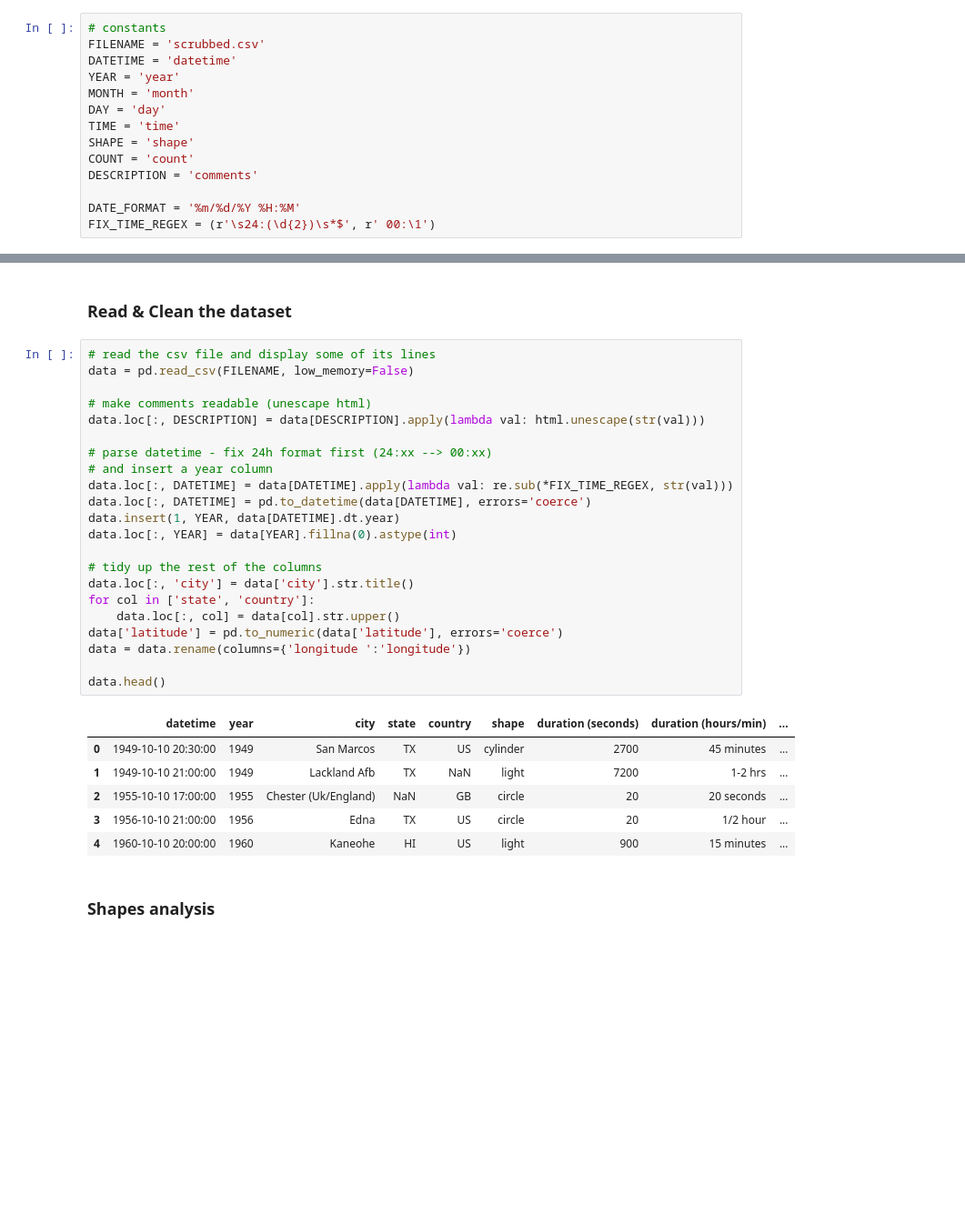
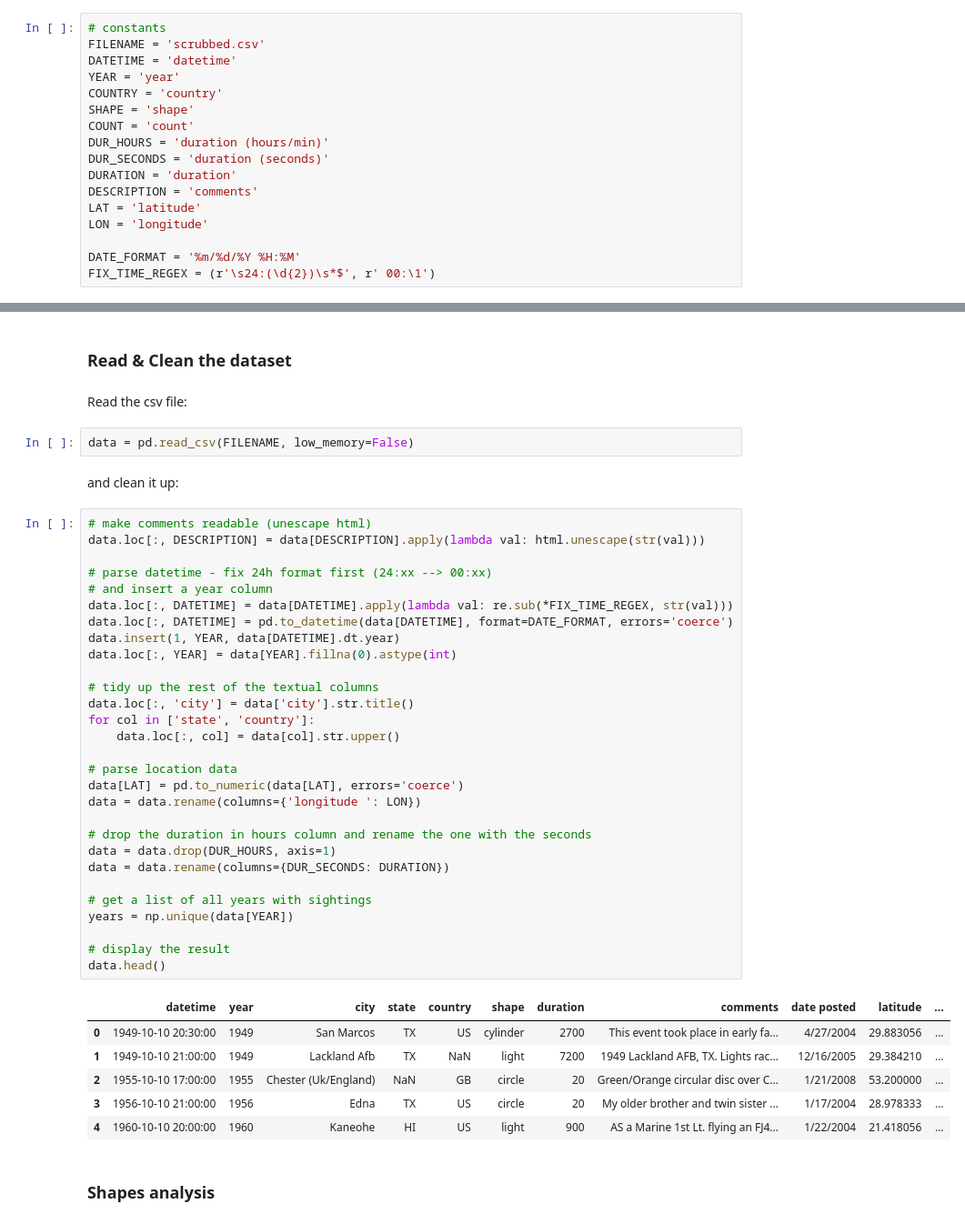
Before and after one commit to shahamran/needle, a Jupyter notebook: Aliens.ipynb, the cells around one changed output, grey strips where cells are left out. Shown at 91% size. Saved outputs shown, nothing was run; the diff lists cells and outputs as text; blank space fills up the shorter version.

```diff
--- a/Aliens.ipynb
+++ b/Aliens.ipynb
@@ -22,12 +22,15 @@ import ipywidgets as widgets
 FILENAME = 'scrubbed.csv'
 DATETIME = 'datetime'
 YEAR = 'year'
-MONTH = 'month'
-DAY = 'day'
-TIME = 'time'
+COUNTRY = 'country'
 SHAPE = 'shape'
 COUNT = 'count'
+DUR_HOURS = 'duration (hours/min)'
+DUR_SECONDS = 'duration (seconds)'
+DURATION = 'duration'
 DESCRIPTION = 'comments'
+LAT = 'latitude'
+LON = 'longitude'
 
 DATE_FORMAT = '%m/%d/%Y %H:%M'
 FIX_TIME_REGEX = (r'\s24:(\d{2})\s*$', r' 00:\1')
@@ -44,35 +46,48 @@ plt.rcParams.update({
 })
 # %% [markdown]
 ### Read & Clean the dataset
+# %% [markdown]
+Read the csv file:
+# %%
+data = pd.read_csv(FILENAME, low_memory=False)
+# %% [markdown]
+and clean it up:
 # %%
-# read the csv file and display some of its lines
-data = pd.read_csv(FILENAME, low_memory=False)
-
 # make comments readable (unescape html)
 data.loc[:, DESCRIPTION] = data[DESCRIPTION].apply(lambda val: html.unescape(str(val)))
 
 # parse datetime - fix 24h format first (24:xx --> 00:xx)
 # and insert a year column
 data.loc[:, DATETIME] = data[DATETIME].apply(lambda val: re.sub(*FIX_TIME_REGEX, str(val)))
-data.loc[:, DATETIME] = pd.to_datetime(data[DATETIME], errors='coerce')
+data.loc[:, DATETIME] = pd.to_datetime(data[DATETIME], format=DATE_FORMAT, errors='coerce')
 data.insert(1, YEAR, data[DATETIME].dt.year)
 data.loc[:, YEAR] = data[YEAR].fillna(0).astype(int)
 
-# tidy up the rest of the columns
+# tidy up the rest of the textual columns
 data.loc[:, 'city'] = data['city'].str.title()
 for col in ['state', 'country']:
     data.loc[:, col] = data[col].str.upper()
-data['latitude'] = pd.to_numeric(data['latitude'], errors='coerce')
-data = data.rename(columns={'longitude ':'longitude'})
 
+# parse location data
+data[LAT] = pd.to_numeric(data[LAT], errors='coerce')
+data = data.rename(columns={'longitude ': LON})
+
+# drop the duration in hours column and rename the one with the seconds
+data = data.drop(DUR_HOURS, axis=1)
+data = data.rename(columns={DUR_SECONDS: DURATION})
+
+# get a list of all years with sightings
+years = np.unique(data[YEAR])
+
+# display the result
 data.head()
 # %% [output]
-|  | datetime | year | city | state | country | shape | duration (seconds) | duration (hours/min) | ... |
-| 0 | 1949-10-10 20:30:00 | 1949 | San Marcos | TX | US | cylinder | 2700 | 45 minutes | ... |
-| 1 | 1949-10-10 21:00:00 | 1949 | Lackland Afb | TX | NaN | light | 7200 | 1-2 hrs | ... |
-| 2 | 1955-10-10 17:00:00 | 1955 | Chester (Uk/England) | NaN | GB | circle | 20 | 20 seconds | ... |
-| 3 | 1956-10-10 21:00:00 | 1956 | Edna | TX | US | circle | 20 | 1/2 hour | ... |
-| 4 | 1960-10-10 20:00:00 | 1960 | Kaneohe | HI | US | light | 900 | 15 minutes | ... |
+|  | datetime | year | city | state | country | shape | duration | comments | date posted | latitude | ... |
+| 0 | 1949-10-10 20:30:00 | 1949 | San Marcos | TX | US | cylinder | 2700 | This event took place in early fa... | 4/27/2004 | 29.883056 | ... |
+| 1 | 1949-10-10 21:00:00 | 1949 | Lackland Afb | TX | NaN | light | 7200 | 1949 Lackland AFB, TX. Lights rac... | 12/16/2005 | 29.384210 | ... |
+| 2 | 1955-10-10 17:00:00 | 1955 | Chester (Uk/England) | NaN | GB | circle | 20 | Green/Orange circular disc over C... | 1/21/2008 | 53.200000 | ... |
+| 3 | 1956-10-10 21:00:00 | 1956 | Edna | TX | US | circle | 20 | My older brother and twin sister ... | 1/17/2004 | 28.978333 | ... |
+| 4 | 1960-10-10 20:00:00 | 1960 | Kaneohe | HI | US | light | 900 | AS a Marine 1st Lt. flying an FJ4... | 1/22/2004 | 21.418056 | ... |
 # %% [markdown]
 ### Shapes analysis
 # %% [markdown]
```
Also changed, not shown: parts of 6 cells of this notebook, 1 other file.
